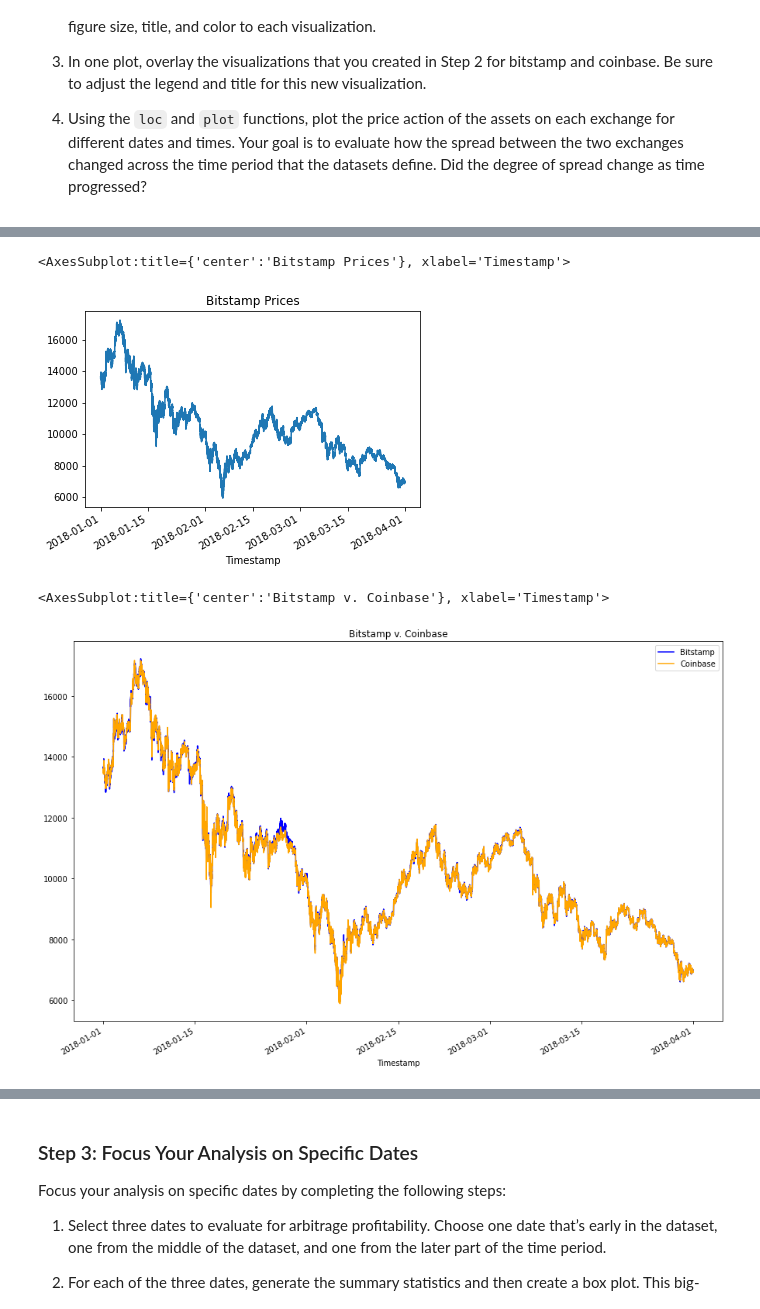
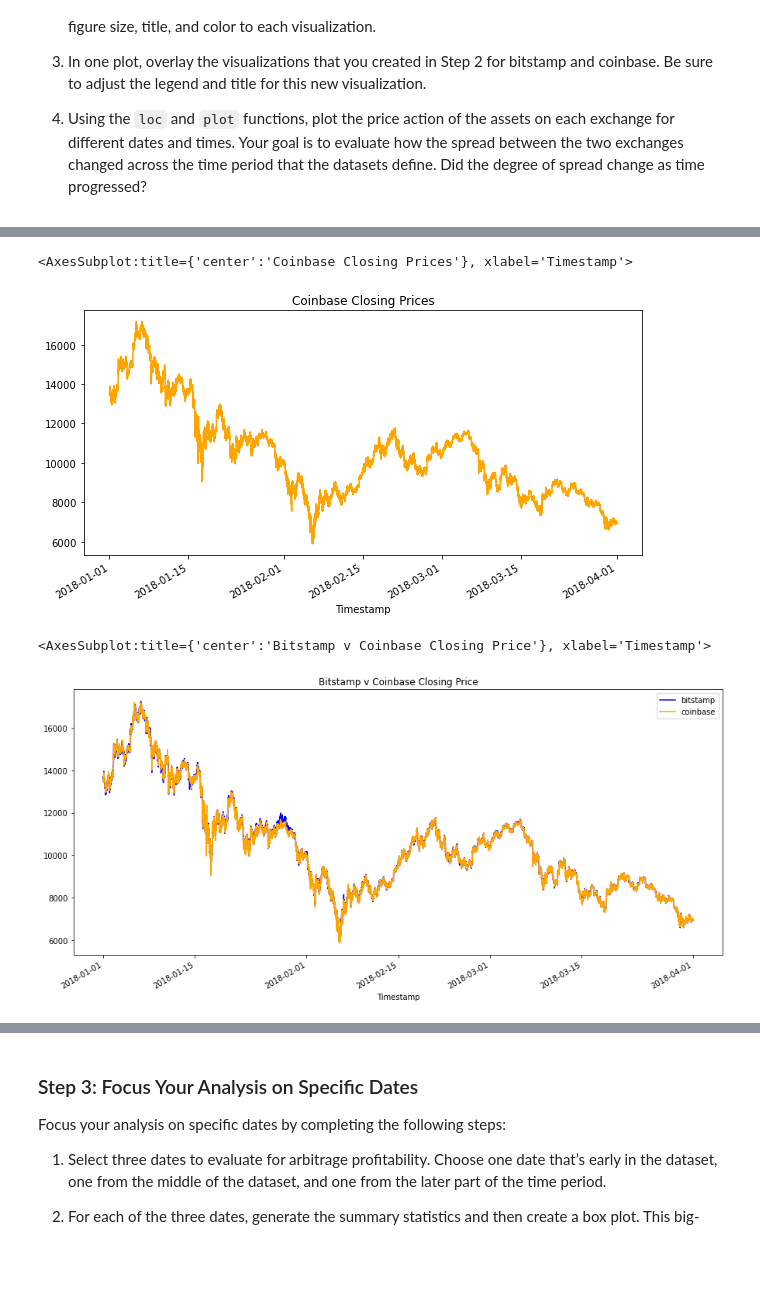
Before and after one commit to megkennedy/Challenge-3, a Jupyter notebook: crypto_arbitrage.ipynb, the cells around one changed output, grey strips where cells are left out. Drawn from its saved outputs; the diff is of its cells as text; code cells hidden in the pictures; blank space fills up the shorter version.

```diff
--- a/crypto_arbitrage.ipynb
+++ b/crypto_arbitrage.ipynb
@@ -239,18 +239,20 @@ Sort through the time series data associated with the bitstamp and coinbase Data
 # %%
 # Create a line plot for the coinbase DataFrame for the full length of time in the dataset
 # Be sure that the figure size, title, and color are tailored to each visualization
-# YOUR CODE HERE
+coinbase_sliced.plot(figsize=(10,5), title="Coinbase Closing Prices", color="orange")
 # %% [output]
-<AxesSubplot:title={'center':'Bitstamp Prices'}, xlabel='Timestamp'>
+<AxesSubplot:title={'center':'Coinbase Closing Prices'}, xlabel='Timestamp'>
-[figure, old version]
+[figure, new version]
 # %%
 # Overlay the visualizations for the bitstamp and coinbase DataFrames in one plot
 # The plot should visualize the prices over the full lenth of the dataset
 # Be sure to include the parameters: legend, figure size, title, and color and label
-# YOUR CODE HERE
+bitstamp['Close'].plot(legend=True, figsize=(15,7), title="Bitstamp v Coinbase Closing Price",
+                      color="blue", label="bitstamp")
+coinbase['Close'].plot(legend=True, figsize=(15,7), color="orange", label="coinbase")
 # %% [output]
-<AxesSubplot:title={'center':'Bitstamp v. Coinbase'}, xlabel='Timestamp'>
+<AxesSubplot:title={'center':'Bitstamp v Coinbase Closing Price'}, xlabel='Timestamp'>
-[figure, old version]
+[figure, new version]
 # %%
 # Using the loc and plot functions, create an overlay plot that visualizes
 # the price action of both DataFrames for a one month period early in the dataset
```
Also changed, not shown: parts of 6 cells of this notebook.
